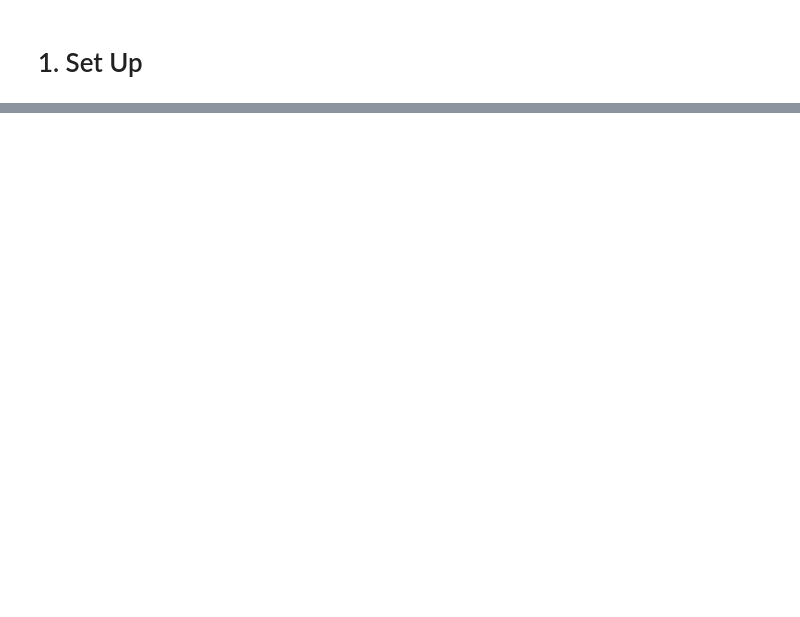
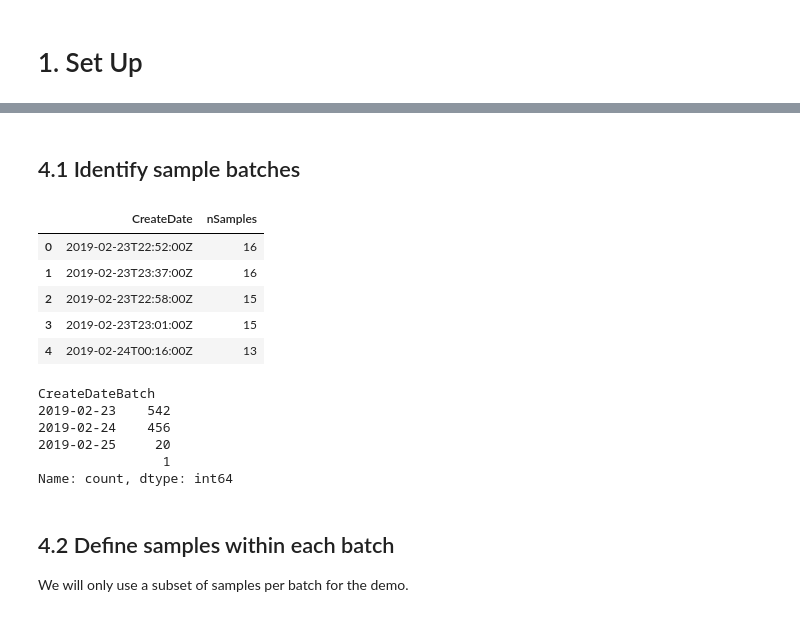
Before and after one commit to quiltdata/quilt-package-metadata-athena, a Jupyter notebook: 00_curate_raw_rnaseq_data_for_demo.ipynb, the cells around one changed output, grey strips where cells are left out. Saved outputs shown, nothing was run; the diff lists cells and outputs as text; code cells hidden in the pictures; blank space fills up the shorter version.

```diff
--- a/00_curate_raw_rnaseq_data_for_demo.ipynb
+++ b/00_curate_raw_rnaseq_data_for_demo.ipynb
@@ -18,0 +176,3 @@ First, we downloaded
+# %%
+meta = meta.loc[:, ~meta.columns.isin(remove)]
+meta.shape
@@ -18,0 +244,35 @@ First, we downloaded
+# %%
+# list of required fields, as stated in metadata schema in Tutorial 1
+required = ["Run",
+            "SRAStudy",
+            "AssayType",
+            "AvgSpotLen",
+            "BiomaterialProvider",
+            "BioProject",
+            "BioSample",
+            "BioSampleModel",
+            "CellLine",
+            "CenterName",
+            "Consent",
+            "Disease",
+            "DiseaseStage",
+            "Ethnicity",
+            "Experiment",
+            "Instrument",
+            "Isolate",
+            "LibraryName",
+            "LibraryLayout",
+            "LibrarySelection",
+            "LibrarySource",
+            "Organism",
+            "Platform",
+            "ReleaseDate",
+            "SampleName",
+            "SampleType",
+            "Sex",
+            "Tissue",
+            "CreateDate",
+            "Version"
+    ]
+# %%
+meta[required] = meta[required].fillna(value="Unknown")
@@ -18,0 +283,27 @@ First, we downloaded
+# %% [markdown]
+## 4.1 Identify sample batches
+# %%
+# batch samples based on SRA create date field
+batches = meta["CreateDate"].value_counts().to_frame("nSamples")
+batches.reset_index(drop=False, inplace = True)
+batches.head()
+# %% [output]
+|  | CreateDate | nSamples |
+| 0 | 2019-02-23T22:52:00Z | 16 |
+| 1 | 2019-02-23T23:37:00Z | 16 |
+| 2 | 2019-02-23T22:58:00Z | 15 |
+| 3 | 2019-02-23T23:01:00Z | 15 |
+| 4 | 2019-02-24T00:16:00Z | 13 |
+# %%
+# clip off time stamp, so we can use day
+# remove last 10 chr ex, T23:37:00Z
+# there will be three batches of data based on date w/o time stamp
+meta.insert(36, "CreateDateBatch", meta['CreateDate'].map(lambda x: str(x)[:-10]))
+meta['CreateDateBatch'].value_counts()
+# %% [output]
+CreateDateBatch
+2019-02-23    542
+2019-02-24    456
+2019-02-25     20
+                1
+Name: count, dtype: int64
@@ -18,0 +317,4 @@ First, we downloaded
+# %% [markdown]
+## 4.2 Define samples within each batch
+
+We will only use a subset of samples per batch for the demo.
```
Also changed, not shown: parts of 31 cells of this notebook, 13 other files.
